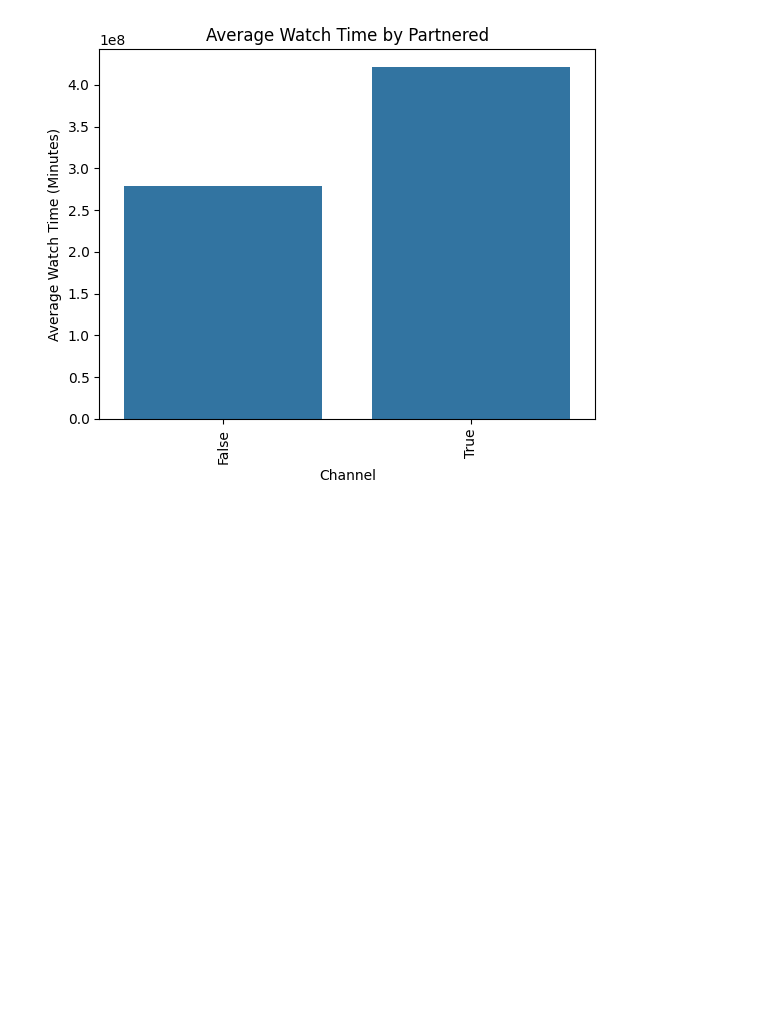
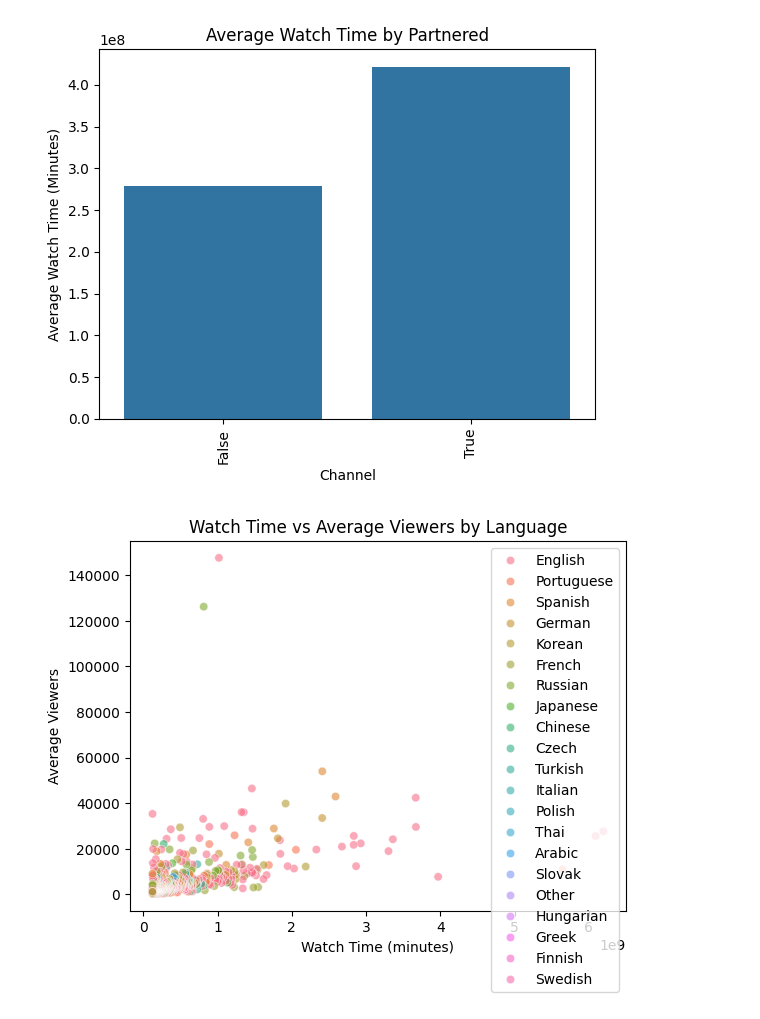
Before and after one commit to datasheng/CSC460-HW-Repo-Darren-Ling, a Jupyter notebook: HW4/Exploratory_Data_Analysis_Darren_Ling.ipynb, the cells around one changed output. Drawn from its saved outputs; the diff is of its cells as text; code cells hidden in the pictures; blank space fills up the shorter version.

```diff
--- a/HW4/Exploratory_Data_Analysis_Darren_Ling.ipynb
+++ b/HW4/Exploratory_Data_Analysis_Darren_Ling.ipynb
@@ -190,3 +190,12 @@ plt.xticks(rotation=90)
 plt.show()
 # %% [output]
 [figure]
+# %%
+sns.scatterplot(data=df, x='Watch time(Minutes)', y='Average viewers',hue='Language',alpha=0.6)
+plt.title('Watch Time vs Average Viewers by Language')
+plt.xlabel('Watch Time (minutes)')
+plt.ylabel('Average Viewers')
+plt.legend()
+plt.show()
+# %% [output]
+[figure, added]
```
